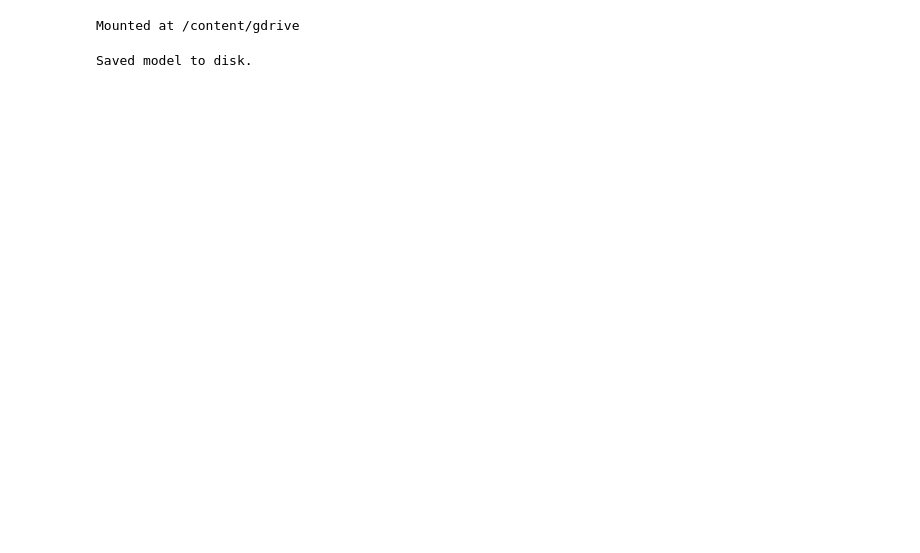
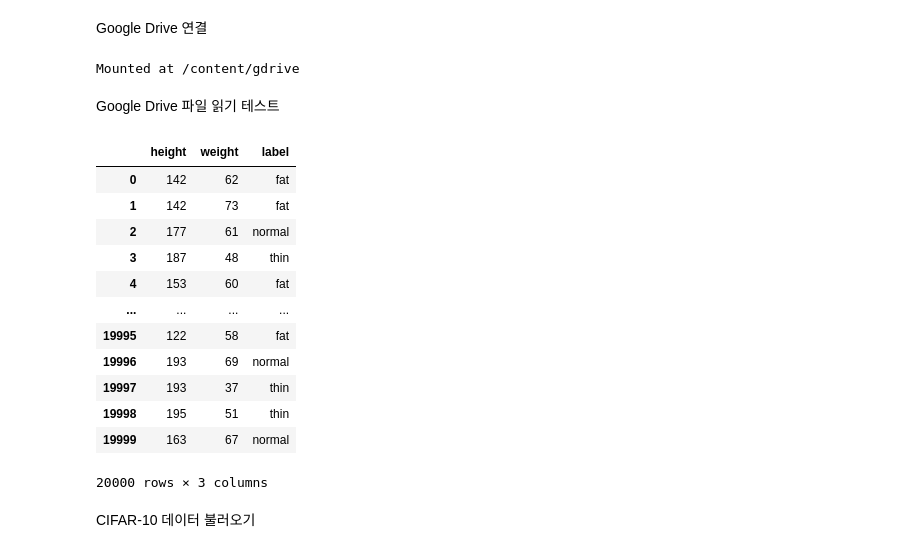
Before and after one commit to jjyjung/ai, a Jupyter notebook: tf_keras_CNN_CIFAR10.ipynb, the cells around one changed output. Drawn from its saved outputs; the diff is of its cells as text; code cells hidden in the pictures; blank space fills up the shorter version.

Commit message:
Colaboratory를 통해 생성됨

```diff
--- a/tf_keras_CNN_CIFAR10.ipynb
+++ b/tf_keras_CNN_CIFAR10.ipynb
@@ -83,11 +3,32 @@ Epoch 30/30
+# %% [markdown]
+Google Drive 연결
 # %%
 from google.colab import drive
 drive.mount('/content/gdrive')   # google drive를 google colab에 연결. 처음 실행 시, 인증 필요
 # %% [output]
 Mounted at /content/gdrive
-# %%
-dir = "/content/gdrive/My Drive/Colab Notebooks/ai/"
-cnn.save(dir+"cnn_cifar10.h5")
-print("Saved model to disk.")
-# %% [output]
-Saved model to disk.
+# %% [markdown]
+Google Drive 파일 읽기 테스트
+# %%
+import pandas as pd
+
+# BMI 데이터를 읽어 들이고 정규화하기
+dir = "/content/gdrive/My Drive/Colab Notebooks/ai/"
+df = pd.read_csv(dir + "bmi.csv")
+df
+# %% [output]
+|  | height | weight | label |
+| 0 | 142 | 62 | fat |
+| 1 | 142 | 73 | fat |
+| 2 | 177 | 61 | normal |
+| 3 | 187 | 48 | thin |
+| 4 | 153 | 60 | fat |
+| ... | ... | ... | ... |
+| 19995 | 122 | 58 | fat |
+| 19996 | 193 | 69 | normal |
+| 19997 | 193 | 37 | thin |
+| 19998 | 195 | 51 | thin |
+| 19999 | 163 | 67 | normal |
+20000 rows × 3 columns
+# %% [markdown]
+CIFAR-10 데이터 불러오기
```
Also changed, not shown: parts of 14 cells of this notebook.
